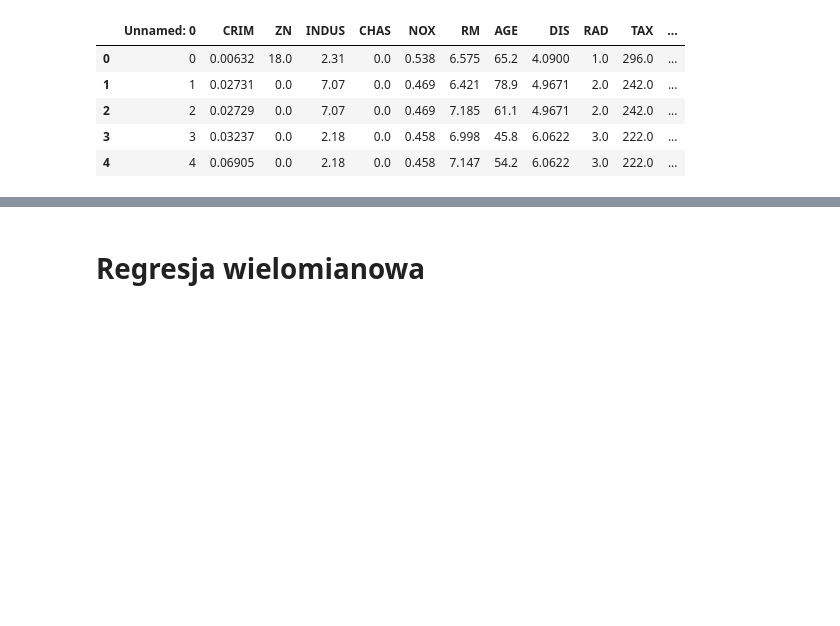
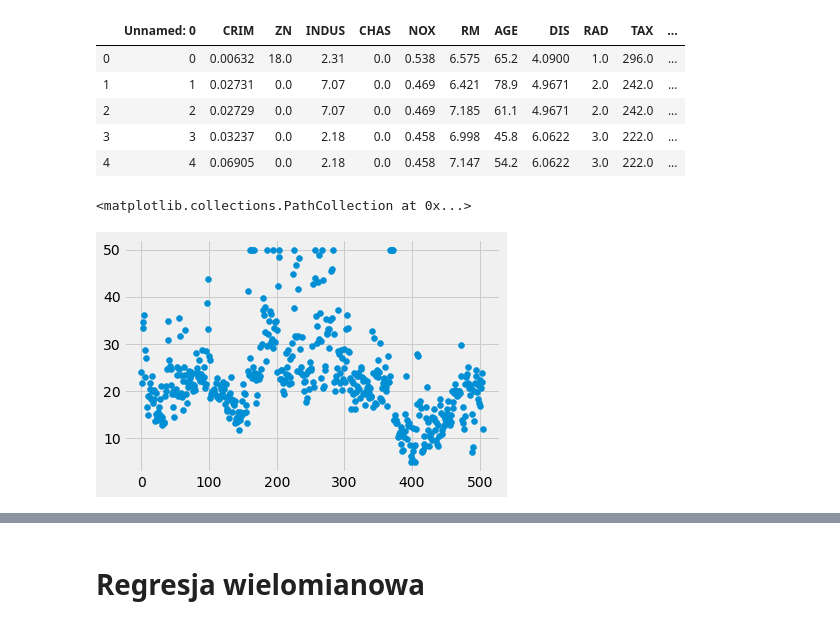
Before and after one commit to xenteros/data-science-training, a Jupyter notebook: Linear_regression.ipynb, the cells around one changed output, grey strips where cells are left out. Cells and saved outputs as stored; diff of their text form; code cells hidden in the pictures; blank space fills up the shorter version.

```diff
--- a/Linear_regression.ipynb
+++ b/Linear_regression.ipynb
@@ -74,6 +69,11 @@ boston.head()
 | 2 | 2 | 0.02729 | 0.0 | 7.07 | 0.0 | 0.469 | 7.185 | 61.1 | 4.9671 | 2.0 | 242.0 | ... |
 | 3 | 3 | 0.03237 | 0.0 | 2.18 | 0.0 | 0.458 | 6.998 | 45.8 | 6.0622 | 3.0 | 222.0 | ... |
 | 4 | 4 | 0.06905 | 0.0 | 2.18 | 0.0 | 0.458 | 7.147 | 54.2 | 6.0622 | 3.0 | 222.0 | ... |
+# %%
+plt.scatter(boston.index, y)
+# %% [output]
+<matplotlib.collections.PathCollection at 0x...>
+[figure, added]
 # %%
 import matplotlib.pyplot as plt
 import numpy as np
```
Also changed, not shown: parts of 5 cells of this notebook.
